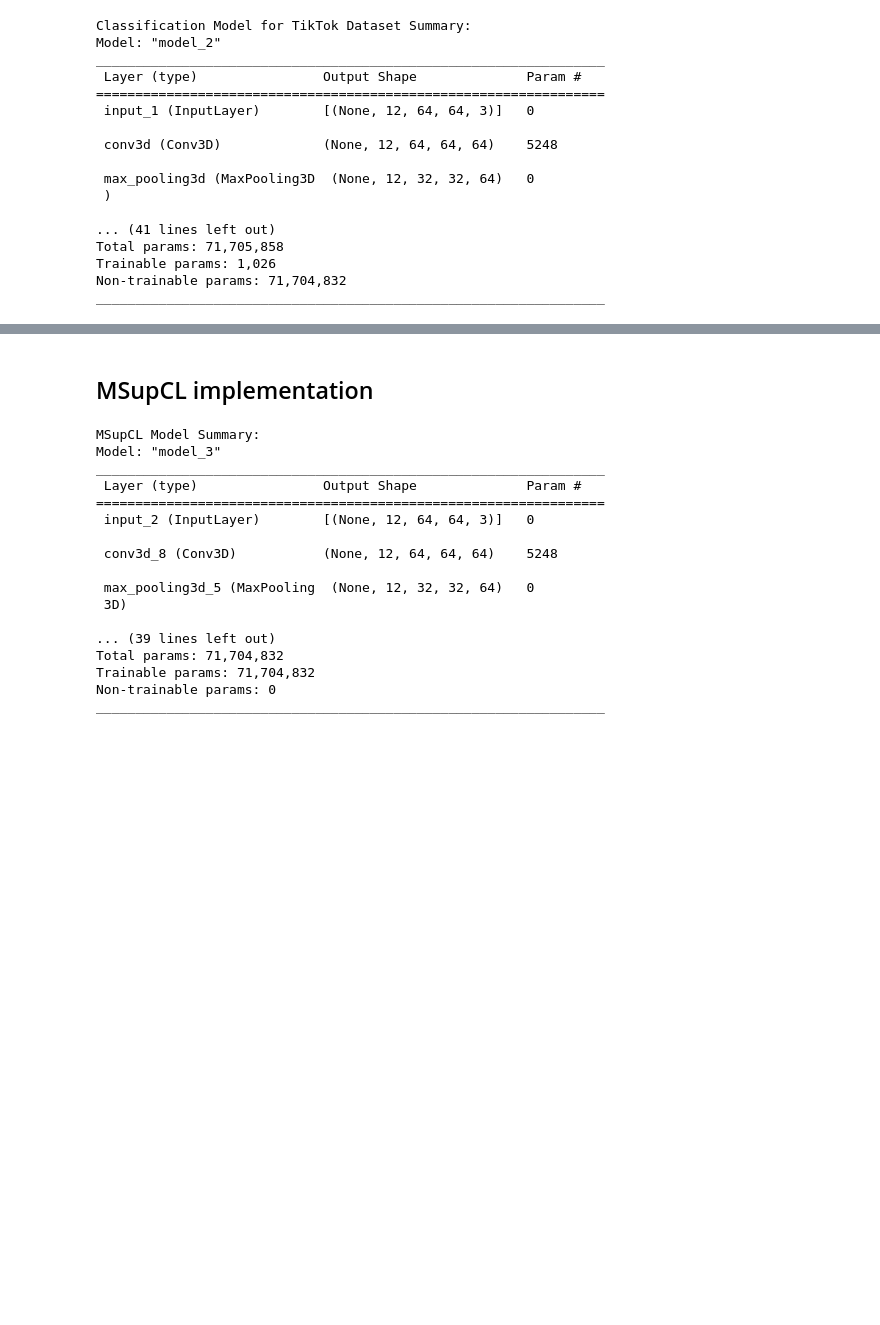
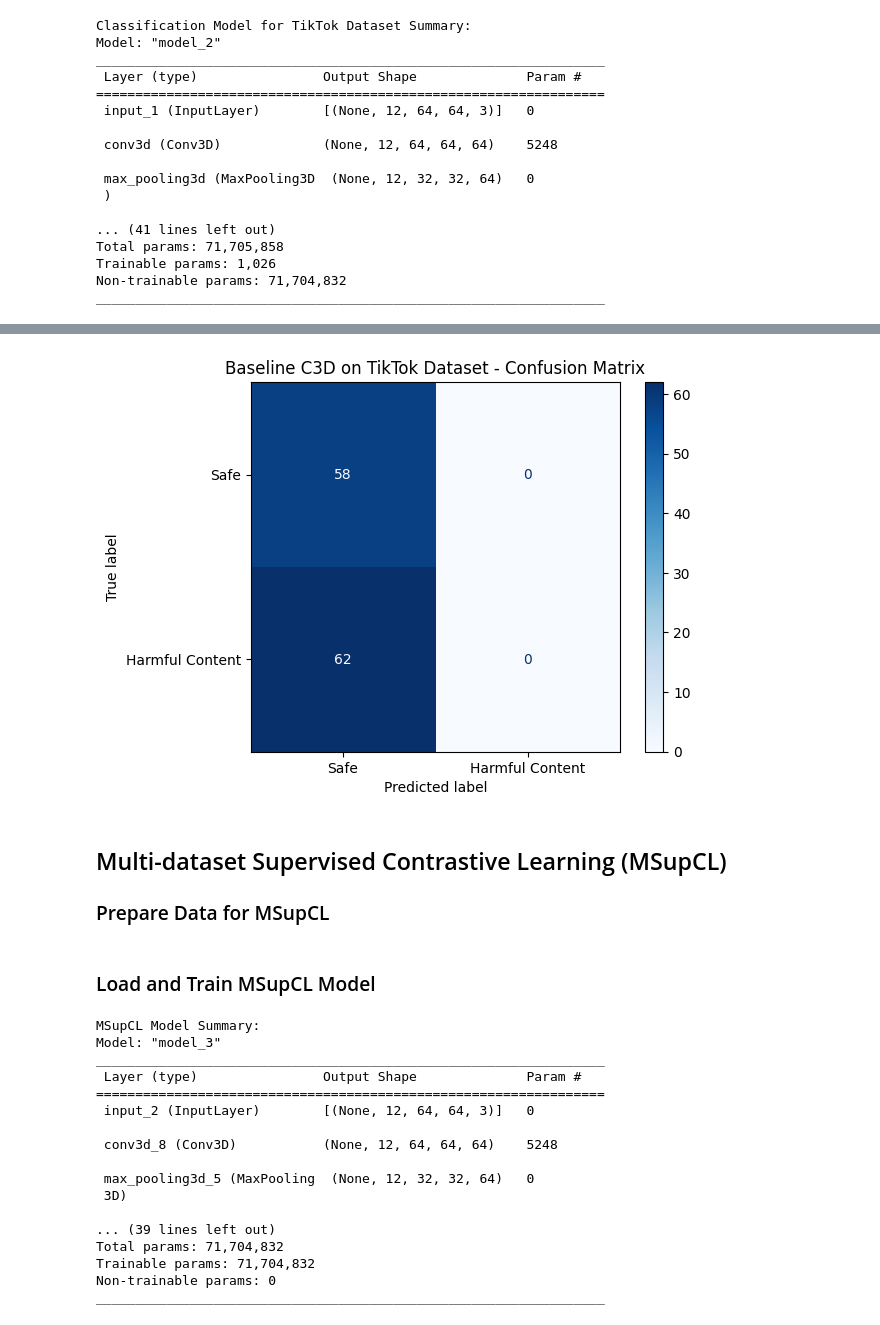
Before and after one commit to kmock930/Autism-Diagnosis-Transfer-Learning, a Jupyter notebook: main.ipynb, the cells around one changed output, grey strips where cells are left out. Cells and saved outputs as stored; diff of their text form; code cells hidden in the pictures; blank space fills up the shorter version.

```diff
--- a/main.ipynb
+++ b/main.ipynb
@@ -295,0 +391,5 @@ TikTok Dataset - Test Loss: 0.693145751953125, Test Accuracy: 0.4642857015132904
+# %%
+# Display confusion matrix
+class_names = ['Safe', 'Harmful Content']
+display_confusion_matrix(classification_model_tiktok, tiktok_test_generator, class_names, 'Baseline C3D on TikTok Dataset')
+# %% [output]
@@ -296,5 +397,8 @@ TikTok Dataset - Test Loss: 0.693145751953125, Test Accuracy: 0.4642857015132904
+[figure, added]
 # %% [markdown]
-## MSupCL implementation
+## Multi-dataset Supervised Contrastive Learning (MSupCL)
+
+### Prepare Data for MSupCL
 # %%
 # Combine training data from both datasets
 combined_train_videos = violence_train_videos + tiktok_train_videos
@@ -333,3 +435,5 @@ msupcl_train_generator = MultiDatasetDataGenerator(
     shuffle=True
 )
+# %% [markdown]
+### Load and Train MSupCL Model
 # %%
```
Also changed, not shown: parts of 74 cells of this notebook, 2 other files.
